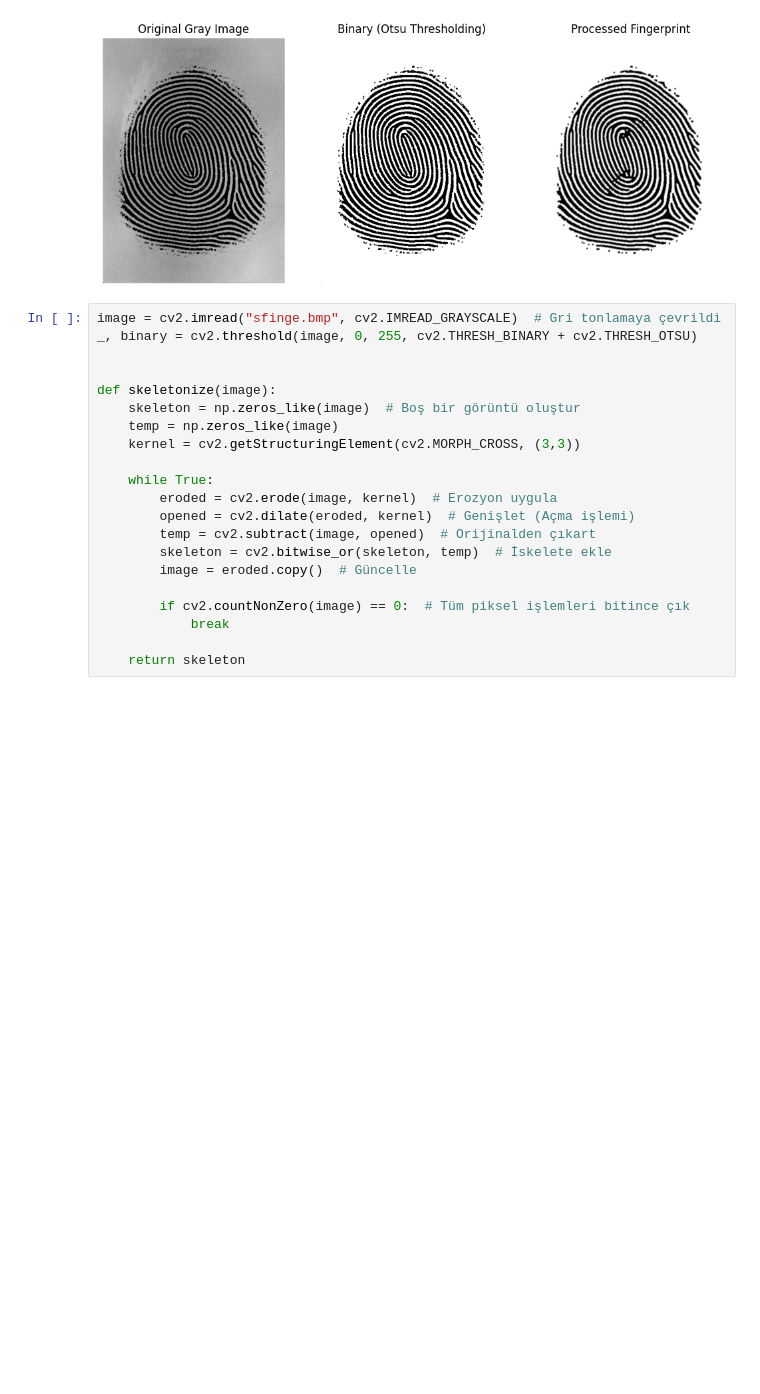
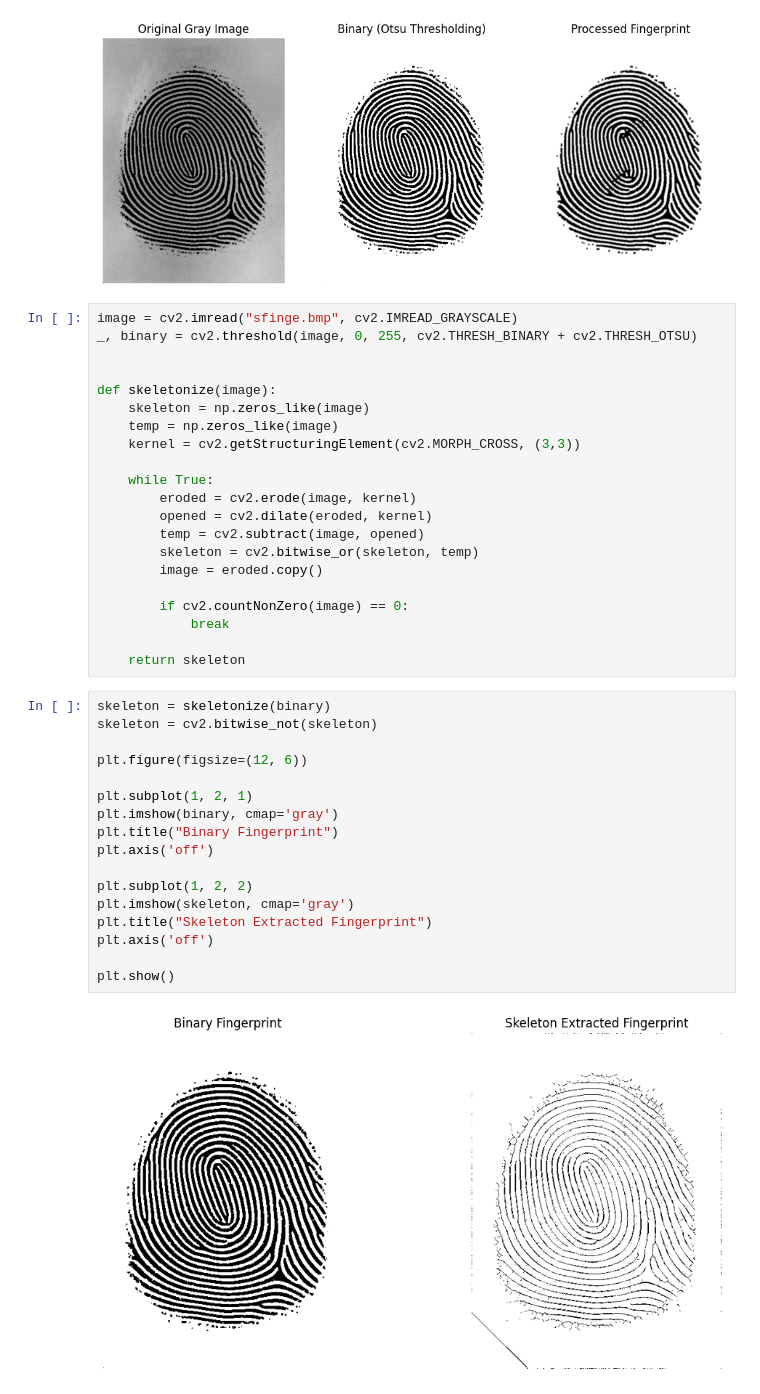
Before and after one commit to A-Hashemiann/Electronics, a Jupyter notebook: Biometry/main.ipynb, the cells around one changed output. Drawn from its saved outputs; the diff is of its cells as text; blank space fills up the shorter version.

Commit message:
finger_perint

```diff
--- a/Biometry/main.ipynb
+++ b/Biometry/main.ipynb
@@ -47,23 +47,42 @@ plt.show()
 # %% [output]
 [figure]
 # %%
-image = cv2.imread("sfinge.bmp", cv2.IMREAD_GRAYSCALE)  # Gri tonlamaya çevrildi
+image = cv2.imread("sfinge.bmp", cv2.IMREAD_GRAYSCALE)
 _, binary = cv2.threshold(image, 0, 255, cv2.THRESH_BINARY + cv2.THRESH_OTSU)
 
 
 def skeletonize(image):
-    skeleton = np.zeros_like(image)  # Boş bir görüntü oluştur
+    skeleton = np.zeros_like(image)
     temp = np.zeros_like(image)
     kernel = cv2.getStructuringElement(cv2.MORPH_CROSS, (3,3))
 
     while True:
-        eroded = cv2.erode(image, kernel)  # Erozyon uygula
-        opened = cv2.dilate(eroded, kernel)  # Genişlet (Açma işlemi)
-        temp = cv2.subtract(image, opened)  # Orijinalden çıkart
-        skeleton = cv2.bitwise_or(skeleton, temp)  # İskelete ekle
-        image = eroded.copy()  # Güncelle
+        eroded = cv2.erode(image, kernel)
+        opened = cv2.dilate(eroded, kernel)
+        temp = cv2.subtract(image, opened)
+        skeleton = cv2.bitwise_or(skeleton, temp)
+        image = eroded.copy()
 
-        if cv2.countNonZero(image) == 0:  # Tüm piksel işlemleri bitince çık
+        if cv2.countNonZero(image) == 0:
             break
 
     return skeleton
+# %%
+skeleton = skeletonize(binary)
+skeleton = cv2.bitwise_not(skeleton)
+
+plt.figure(figsize=(12, 6))
+
+plt.subplot(1, 2, 1)
+plt.imshow(binary, cmap='gray')
+plt.title("Binary Fingerprint")
+plt.axis('off')
+
+plt.subplot(1, 2, 2)
+plt.imshow(skeleton, cmap='gray')
+plt.title("Skeleton Extracted Fingerprint")
+plt.axis('off')
+
+plt.show()
+# %% [output]
+[figure, added]
```
